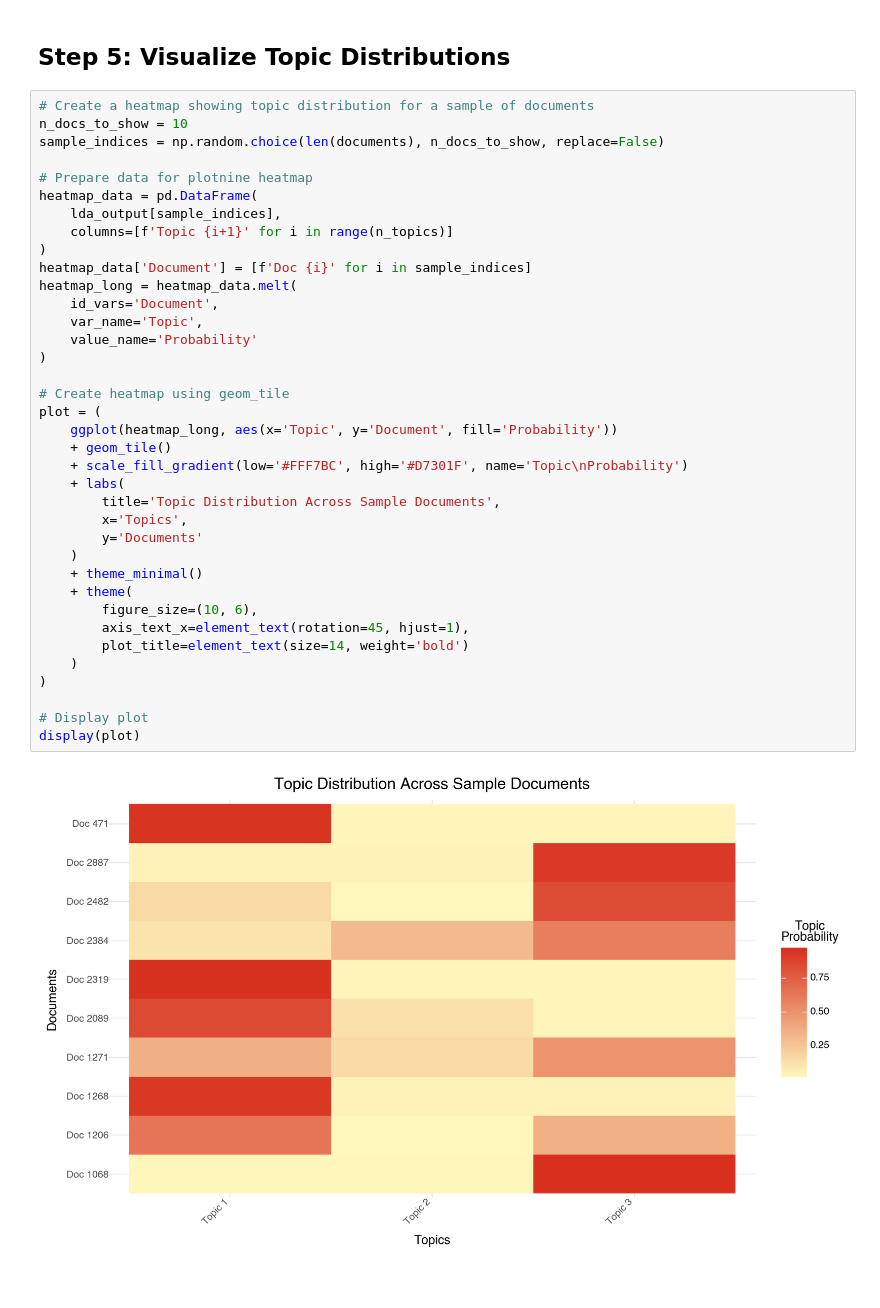
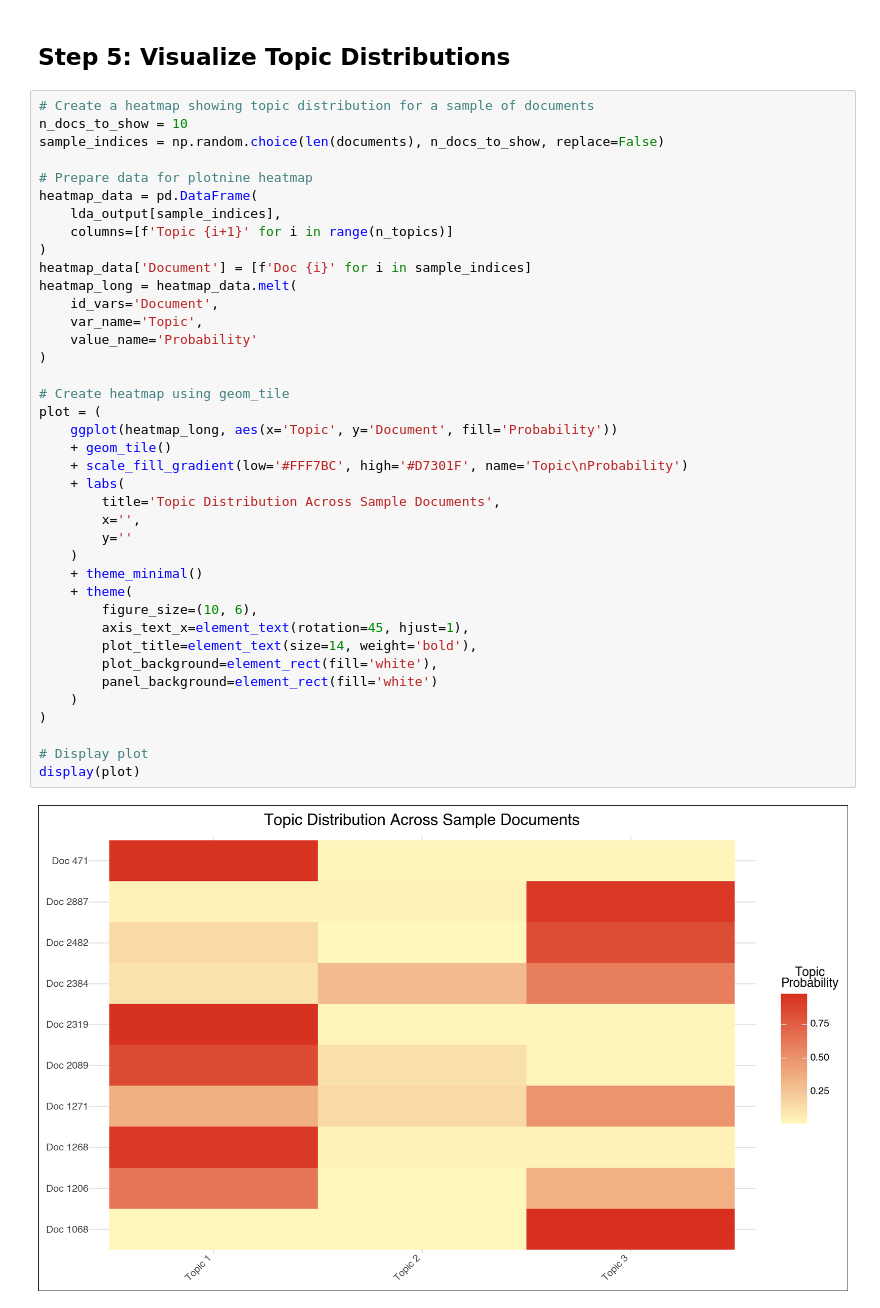
Before and after one commit to tracyreuter/NLP-topic-modeling, a Jupyter notebook: topic_modeling_demo.ipynb, the cells around one changed output. Drawn from its saved outputs; the diff is of its cells as text.

Commit message:
improve heatmap legibility

```diff
--- a/topic_modeling_demo.ipynb
+++ b/topic_modeling_demo.ipynb
@@ -158,34 +157,36 @@ sample_indices = np.random.choice(len(documents), n_docs_to_show, replace=False)
 # Prepare data for plotnine heatmap
 heatmap_data = pd.DataFrame(
     lda_output[sample_indices],
     columns=[f'Topic {i+1}' for i in range(n_topics)]
 )
 heatmap_data['Document'] = [f'Doc {i}' for i in sample_indices]
 heatmap_long = heatmap_data.melt(
     id_vars='Document',
     var_name='Topic',
     value_name='Probability'
 )
 
 # Create heatmap using geom_tile
 plot = (
     ggplot(heatmap_long, aes(x='Topic', y='Document', fill='Probability'))
     + geom_tile()
     + scale_fill_gradient(low='#FFF7BC', high='#D7301F', name='Topic\nProbability')
     + labs(
         title='Topic Distribution Across Sample Documents',
-        x='Topics',
-        y='Documents'
+        x='',
+        y=''
     )
     + theme_minimal()
     + theme(
         figure_size=(10, 6),
         axis_text_x=element_text(rotation=45, hjust=1),
-        plot_title=element_text(size=14, weight='bold')
+        plot_title=element_text(size=14, weight='bold'),
+        plot_background=element_rect(fill='white'),
+        panel_background=element_rect(fill='white')
     )
 )
 
 # Display plot
 display(plot)
 # %% [output]
-[figure, old version]
+[figure, new version]
```
Also changed, not shown: parts of 1 cell of this notebook.
